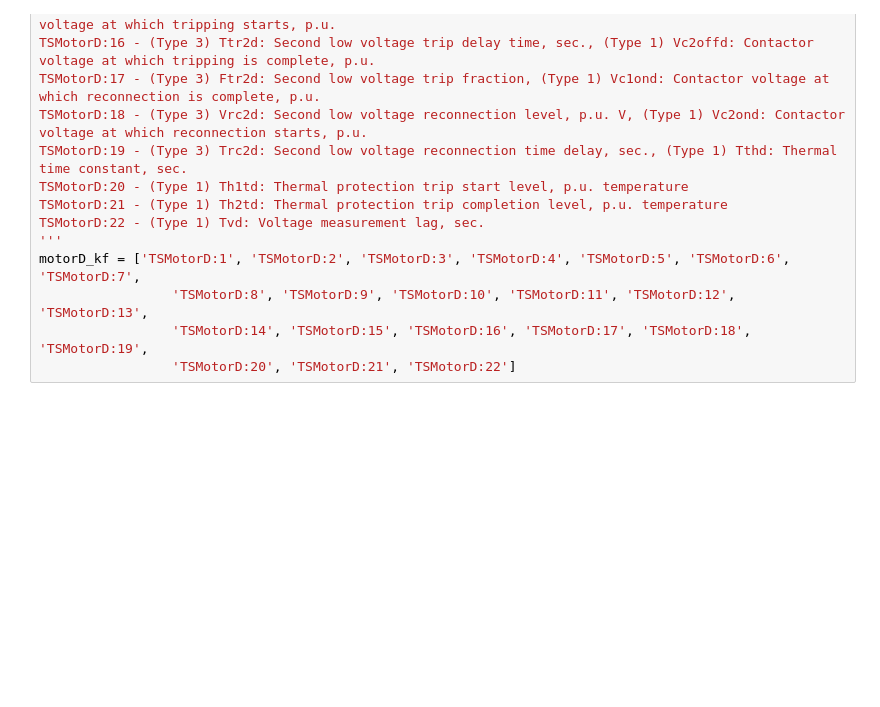
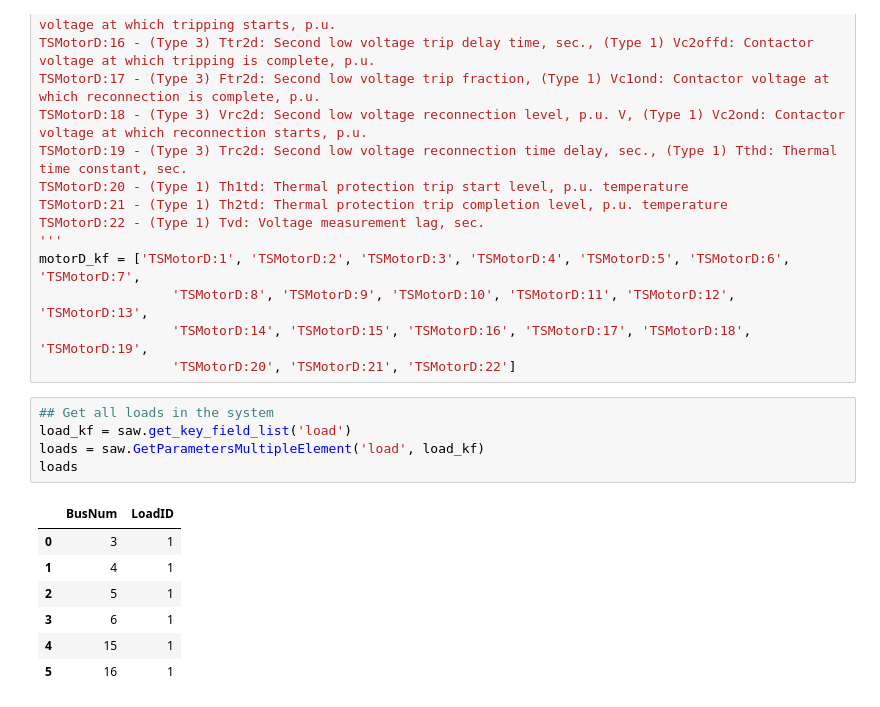
Before and after one commit to OverbyeResearchGroup/Synthetic-System-Protection, a Jupyter notebook: Composite Load Models/WECC Model.ipynb, the cells around one changed output. Drawn from its saved outputs; the diff is of its cells as text; blank space fills up the shorter version.

```diff
--- a/Composite Load Models/WECC Model.ipynb
+++ b/Composite Load Models/WECC Model.ipynb
@@ -217,5 +211,18 @@ motorD_kf = ['TSMotorD:1', 'TSMotorD:2', 'TSMotorD:3', 'TSMotorD:4', 'TSMotorD:5
                  'TSMotorD:8', 'TSMotorD:9', 'TSMotorD:10', 'TSMotorD:11', 'TSMotorD:12', 'TSMotorD:13',
                  'TSMotorD:14', 'TSMotorD:15', 'TSMotorD:16', 'TSMotorD:17', 'TSMotorD:18', 'TSMotorD:19',
                  'TSMotorD:20', 'TSMotorD:21', 'TSMotorD:22']
+# %%
+## Get all loads in the system
+load_kf = saw.get_key_field_list('load')
+loads = saw.GetParametersMultipleElement('load', load_kf)
+loads
+# %% [output]
+|  | BusNum | LoadID |
+| 0 | 3 | 1 |
+| 1 | 4 | 1 |
+| 2 | 5 | 1 |
+| 3 | 6 | 1 |
+| 4 | 15 | 1 |
+| 5 | 16 | 1 |
 # %%
 WECC_Model= saw.GetParametersMultipleElement('LoadCharacteristic_CMPLDW', CMPLDW_kf + substation_feeder_kf + Trans_Dist_XF_kf + Load_Comp_Frac
```
Also changed, not shown: parts of 19 cells of this notebook, 6 other files.
